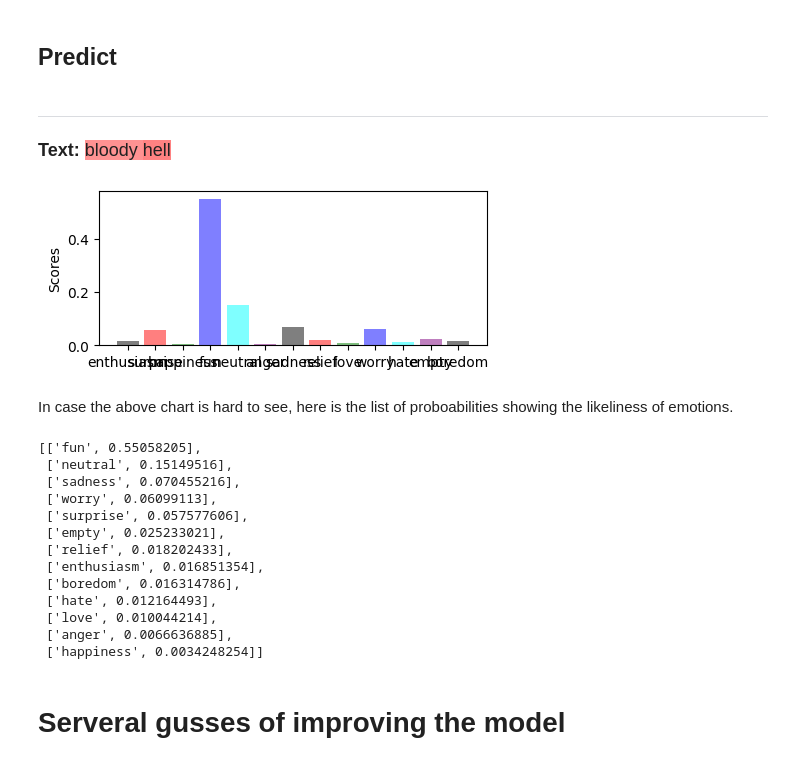
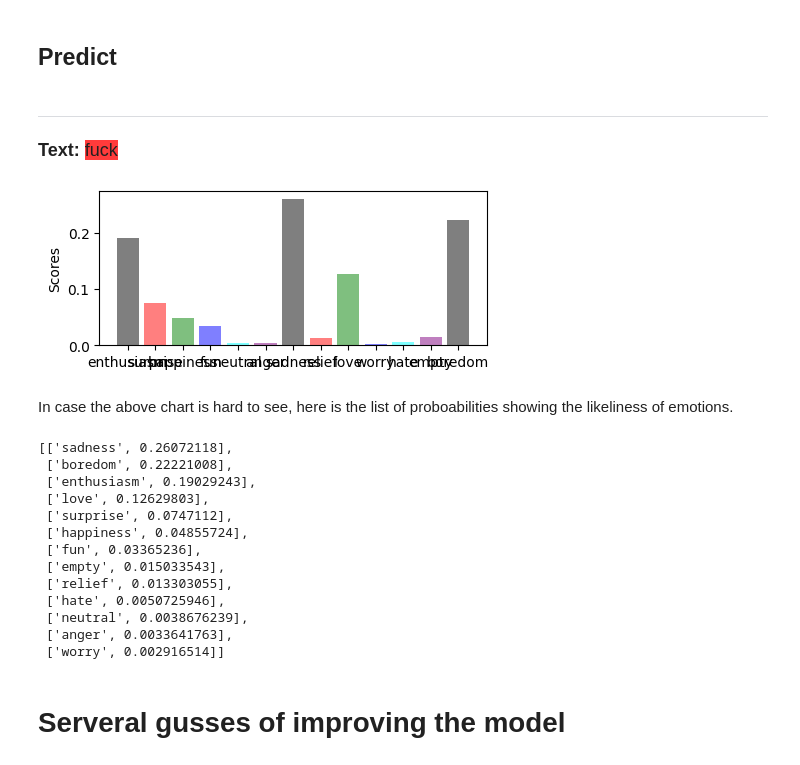
Before and after one commit to SaltwaterDev/comp3359-Emotion-Analysis, a Jupyter notebook: project_machine.ipynb, the cells around one changed output. Saved outputs shown, nothing was run; the diff lists cells and outputs as text; code cells hidden in the pictures.

```diff
--- a/project_machine.ipynb
+++ b/project_machine.ipynb
@@ -406,7 +405,7 @@ import random
 import math
 
 # Select random samples to illustrate
-sample_text = "bloody hell"
+sample_text = "fuck"
 sample_text = sample_text.lower()
 #sample_text = random.choice(val)
 
@@ -437,35 +436,35 @@ import matplotlib.pyplot as plt; plt.rcdefaults()
 import numpy as np
 import matplotlib.pyplot as plt
 from IPython.core.display import display, HTML
 
 def rgb_to_hex(rgb):
     return '#%02x%02x%02x' % rgb
 
 def attention2color(attention_score):
     r = 255 - int(attention_score * 255)
     color = rgb_to_hex((255, r, r))
     return str(color)
 
 # Build HTML String to viualize attentions
 html_text = "<hr><p style='font-size: large'><b>Text:  </b>"
 for token, attention in token_attention_dic.items():
     html_text += "<span style='background-color:{};'>{} <span> ".format(attention2color(attention),
                                                                         token)
 html_text += "</p>"
 # Display text enriched with attention scores
 display(HTML(html_text))
 
 # PLOT EMOTION SCORES
 emotions = [label for label, _ in label_probs.items()]
 scores = [score for _, score in label_probs.items()]
 plt.figure(figsize=(5,2))
 plt.bar(np.arange(len(emotions)), scores, align='center', alpha=0.5, color=['black', 'red', 'green', 'blue', 'cyan', "purple"])
 plt.xticks(np.arange(len(emotions)), emotions)
 plt.ylabel('Scores')
 plt.show()
 # %% [output]
-Text: bloody hell
+Text: fuck
-[figure, old version]
+[figure, new version]
 # %% [markdown]
 In case the above chart is hard to see, here is the list of proboabilities showing the likeliness of emotions.
 # %%
@@ -480,19 +479,19 @@ for  _, emotion in enumerate(label_probs):
 
 sorted(emotion_list, key=operator.itemgetter(1), reverse= True)
 # %% [output]
-[['fun', 0.55058205],
- ['neutral', 0.15149516],
- ['sadness', 0.070455216],
- ['worry', 0.06099113],
- ['surprise', 0.057577606],
- ['empty', 0.025233021],
- ['relief', 0.018202433],
- ['enthusiasm', 0.016851354],
- ['boredom', 0.016314786],
- ['hate', 0.012164493],
- ['love', 0.010044214],
- ['anger', 0.0066636885],
- ['happiness', 0.0034248254]]
+[['sadness', 0.26072118],
+ ['boredom', 0.22221008],
+ ['enthusiasm', 0.19029243],
+ ['love', 0.12629803],
+ ['surprise', 0.0747112],
+ ['happiness', 0.04855724],
+ ['fun', 0.03365236],
+ ['empty', 0.015033543],
+ ['relief', 0.013303055],
+ ['hate', 0.0050725946],
+ ['neutral', 0.0038676239],
+ ['anger', 0.0033641763],
+ ['worry', 0.002916514]]
 # %% [markdown]
 # Serveral gusses of improving the model
 # %% [markdown]
```
Also changed, not shown: parts of 1 cell of this notebook.
